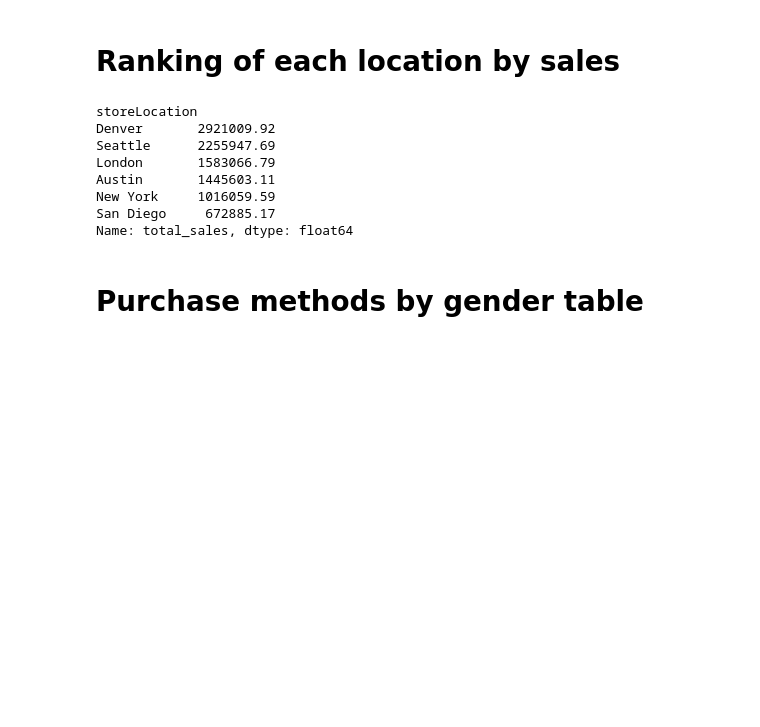
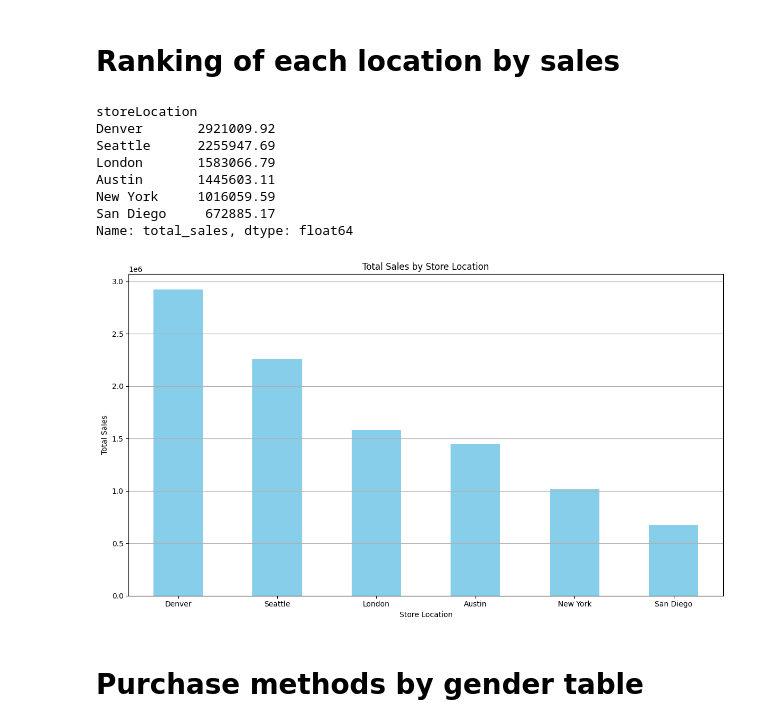
Before and after one commit to u6411325/BDA-Project3, a Jupyter notebook: Project_3.ipynb, the cells around one changed output. Cells and saved outputs as stored; diff of their text form; code cells hidden in the pictures; blank space fills up the shorter version.

Commit message:
added some more visualizations

```diff
--- a/Project_3.ipynb
+++ b/Project_3.ipynb
@@ -130,18 +128,31 @@ plt.show()
 [figure]
 # %% [markdown]
 # Ranking of each location by sales
-# %%
-store_rankings = df.groupby('storeLocation')['total_sales'].sum().sort_values(ascending=False)
-print(store_rankings)
-# %% [output]
-storeLocation
-Denver       2921009.92
-Seattle      2255947.69
-London       1583066.79
-Austin       1445603.11
-New York     1016059.59
-San Diego     672885.17
-Name: total_sales, dtype: float64
+# %%
+store_rankings = df.groupby('storeLocation')['total_sales'].sum().sort_values(ascending=False)
+print(store_rankings)
+
+# Plotting the store rankings
+plt.figure(figsize=(12, 7))
+store_rankings.plot(kind='bar', color='skyblue')
+plt.title('Total Sales by Store Location')
+plt.ylabel('Total Sales')
+plt.xlabel('Store Location')
+plt.xticks(rotation=0)
+plt.grid(axis='y') # Display horizontal gridlines
+
+plt.tight_layout()
+plt.show()
+# %% [output]
+storeLocation
+Denver       2921009.92
+Seattle      2255947.69
+London       1583066.79
+Austin       1445603.11
+New York     1016059.59
+San Diego     672885.17
+Name: total_sales, dtype: float64
+[figure, added]
 # %% [markdown]
 # Purchase methods by gender table
 # %%
```
Also changed, not shown: parts of 2 cells of this notebook.
